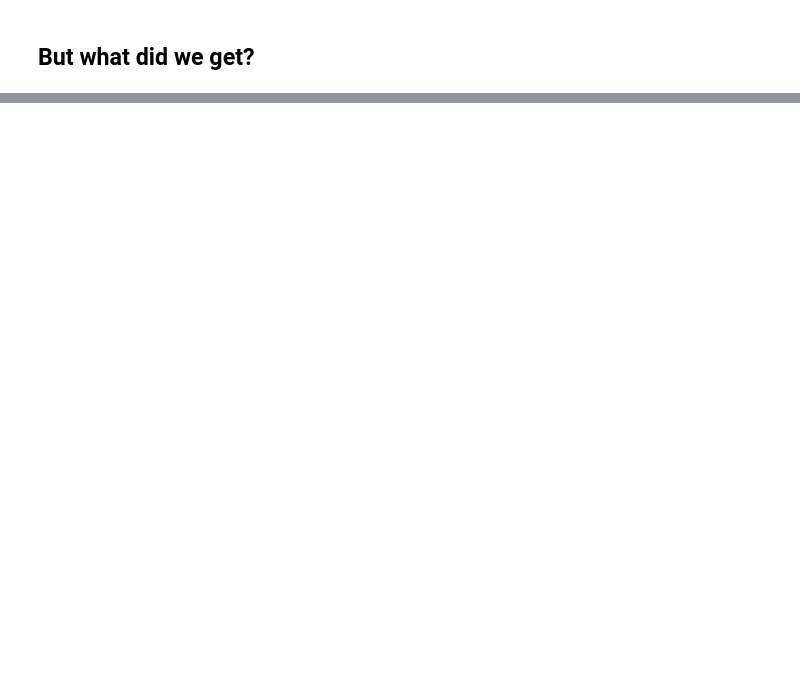
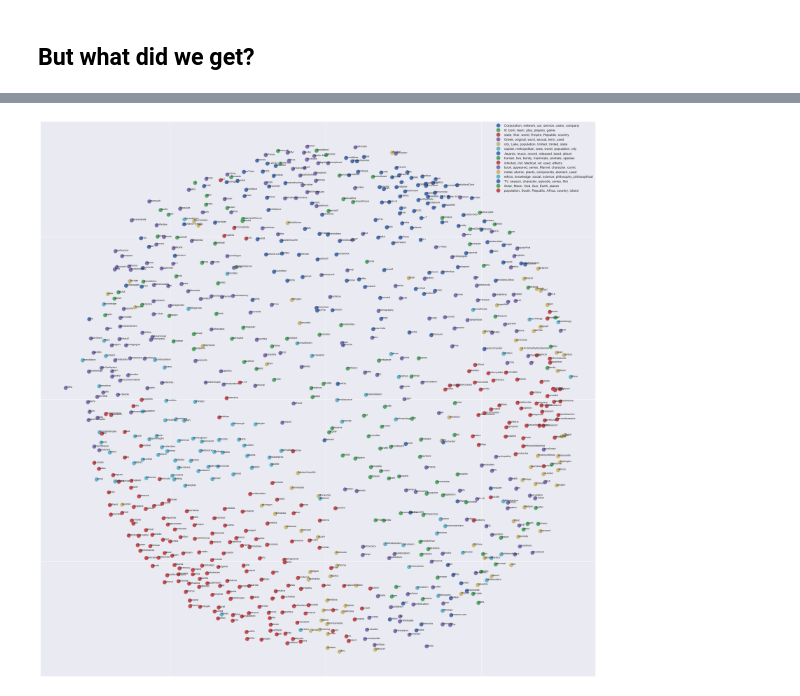
Before and after one commit to ohadravid/ml-tutorial, a Jupyter notebook: notebooks/402-ClusteringTextFromWiki.ipynb, the cells around one changed output, grey strips where cells are left out. Cells and saved outputs as stored; diff of their text form; code cells hidden in the pictures; blank space fills up the shorter version.

```diff
--- a/notebooks/402-ClusteringTextFromWiki.ipynb
+++ b/notebooks/402-ClusteringTextFromWiki.ipynb
@@ -60,0 +96,5 @@ len(vocab_frame)
+# %%
+terms = tfidf_vectorizer.get_feature_names()
+# %%
+idx = 2742
+terms[idx]
@@ -65,7 +118,7 @@ vocab_frame.ix[terms[100]]
 # %%
 from sklearn.cluster import KMeans
 
-num_clusters = 15
+num_clusters = 10
 
 km = KMeans(n_clusters=num_clusters)
 
@@ -91,4 +163,4 @@ vocab_frame.ix[terms[3396]].head()
 # %%
-term_words = vocab_frame.ix[terms[3396]]
+term_words = vocab_frame.ix[terms[idx]]
 # %%
 term_words['words'].value_counts().keys()[0]
@@ -141,10 +238,10 @@ cluster_colors = sns.color_palette(n_colors=len(clusters))
 %matplotlib inline
 # %%
 #create data frame that has the result of the MDS plus the cluster numbers and titles
-df = pd.DataFrame(dict(x=xs, y=ys, label=clusters, title=frame.name))
+df_print = pd.DataFrame(dict(x=xs, y=ys, label=clusters, title=df.name))
 
 #group by cluster
-groups = df.groupby('label')
+groups = df_print.groupby('label')
 
 
 # set up plot
@@ -152,32 +249,34 @@ fig, ax = plt.subplots(figsize=(30, 30)) # set size
 ax.margins(0.05) # Optional, just adds 5% padding to the autoscaling
 
 #iterate through groups to layer the plot
 #note that I use the cluster_name and cluster_color dicts with the 'name' lookup to return the appropriate color/label
 for name, group in groups:
     ax.plot(group.x, group.y, marker='o', linestyle='', ms=12, label=cluster_names[name], color=cluster_colors[name], mec='none')
     ax.set_aspect('auto')
     ax.tick_params(\
         axis= 'x',          # changes apply to the x-axis
         which='both',      # both major and minor ticks are affected
         bottom='off',      # ticks along the bottom edge are off
         top='off',         # ticks along the top edge are off
         labelbottom='off')
     ax.tick_params(\
         axis= 'y',         # changes apply to the y-axis
         which='both',      # both major and minor ticks are affected
         left='off',      # ticks along the bottom edge are off
         top='off',         # ticks along the top edge are off
         labelleft='off')
 
 ax.legend(numpoints=1)  #show legend with only 1 point
 
 #add label in x,y position with the label as the film title
 for i in range(len(df)):
-    ax.text(df.ix[i]['x'], df.ix[i]['y'], df.ix[i]['title'], size=8)
+    ax.text(df_print.ix[i]['x'], df_print.ix[i]['y'], df_print.ix[i]['title'], size=8)
 
 
 
 #plt.show() #show the plot
 
 #uncomment the below to save the plot if need be
-plt.savefig('clusters_small_noaxes2.png', dpi=300)
+plt.savefig('clusters_small_noaxes.png', dpi=300)
+# %% [output]
+[figure, added]
```
Also changed, not shown: parts of 23 cells of this notebook, 8 other files.
